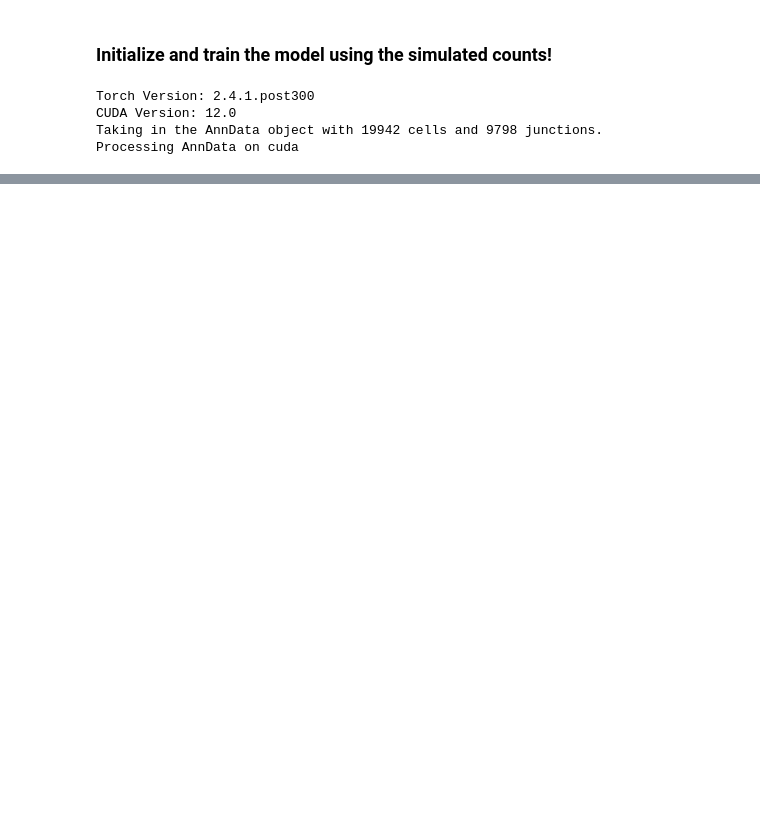
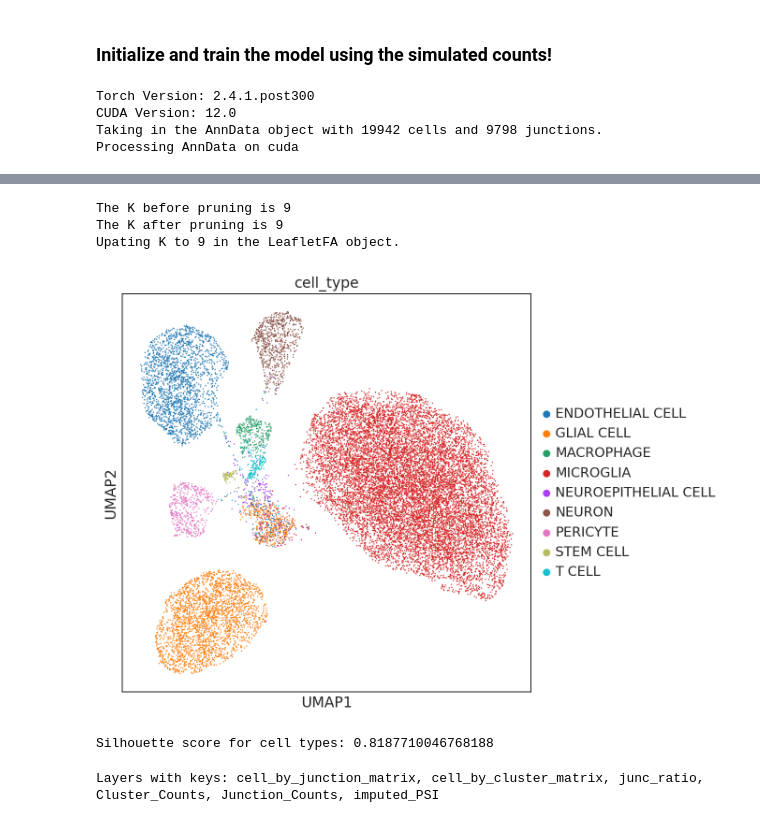
Before and after one commit to daklab/LeafletFA, a Jupyter notebook: notebooks/simulation_analysis/leafletfa_simulation_test.ipynb, the cells around one changed output, grey strips where cells are left out. Drawn from its saved outputs; the diff is of its cells as text; code cells hidden in the pictures; blank space fills up the shorter version.

```diff
--- a/notebooks/simulation_analysis/leafletfa_simulation_test.ipynb
+++ b/notebooks/simulation_analysis/leafletfa_simulation_test.ipynb
@@ -232,20 +234,23 @@ lr = params["lr"]
 ELBO_num_particles = params["ELBO_num_particles"]
 print_epochs = 10
 # %%
-lr = 0.8
-num_inits = 5
+lr = 0.5
+num_inits = 3
 # %%
 # Let's initialize the LeafletFA class
 importlib.reload(LeafletFA)
+log_wandb = False
 leaflet_model = LeafletFA.LeafletFA(adata=adata_input, K=K,
-                                    junc_specific_prior = junc_specific_prior,
+                                    junc_specific_prior = True,
                                     waypoints_use=waypoints_use,
-                           input_conc_prior = input_conc,
-                           num_epochs=200,
+                           input_conc_prior = None,
+                           num_epochs=500,
+                           patience=5,
+                           min_delta=10,
                            print_epochs=print_epochs,
                            ELBO_num_particles=5,
-                           lr=lr, gamma=0.5,
-                           num_samples=100)
+                           lr=lr, gamma=0.01,
+                           num_samples=500)
 
 # Convert AnnData into PyTorch tensors for model training
 leaflet_model.from_anndata()
@@ -302,13 +313,21 @@ else:
 # %%
 # Prune K: note this updates all the latent variables in the model to only include estimates for the pruned K
 leaflet_model.prune_K()
+# %% [output]
+The K before pruning is 9
+The K after pruning is 9
+Upating K to 9 in the LeafletFA object.
 # %%
 LEAFLETFA_LATENT_KEY = "X_leafletFA"
 adata_input.obsm[LEAFLETFA_LATENT_KEY] = leaflet_model.assign_post # assign_post is the posterior assignment cell-factor activity matrix
 sc.pp.neighbors(adata_input, use_rep=LEAFLETFA_LATENT_KEY, n_neighbors=10)
 # %%
-# sc.tl.umap(adata_input)
-# sc.pl.umap(adata_input, color=["cell_type"])
+sc.tl.umap(adata_input)
+sc.pl.umap(adata_input, color=["cell_type"])
+# %% [output]
+[figure, added]
 # %%
 cell_tye_silhouette = ds.calculate_silhouette_score(leaflet_model.assign_post, adata_input.obs.cell_type.values)
 print(f"Silhouette score for cell types: {cell_tye_silhouette}")
+# %% [output]
+Silhouette score for cell types: 0.8187710046768188
@@ -314,0 +346,4 @@ print(f"Silhouette score for cell types: {cell_tye_silhouette}")
+# %%
+adata_input.layers
+# %% [output]
+Layers with keys: cell_by_junction_matrix, cell_by_cluster_matrix, junc_ratio, Cluster_Counts, Junction_Counts, imputed_PSI
```
Also changed, not shown: parts of 17 cells of this notebook, 8 other files.
